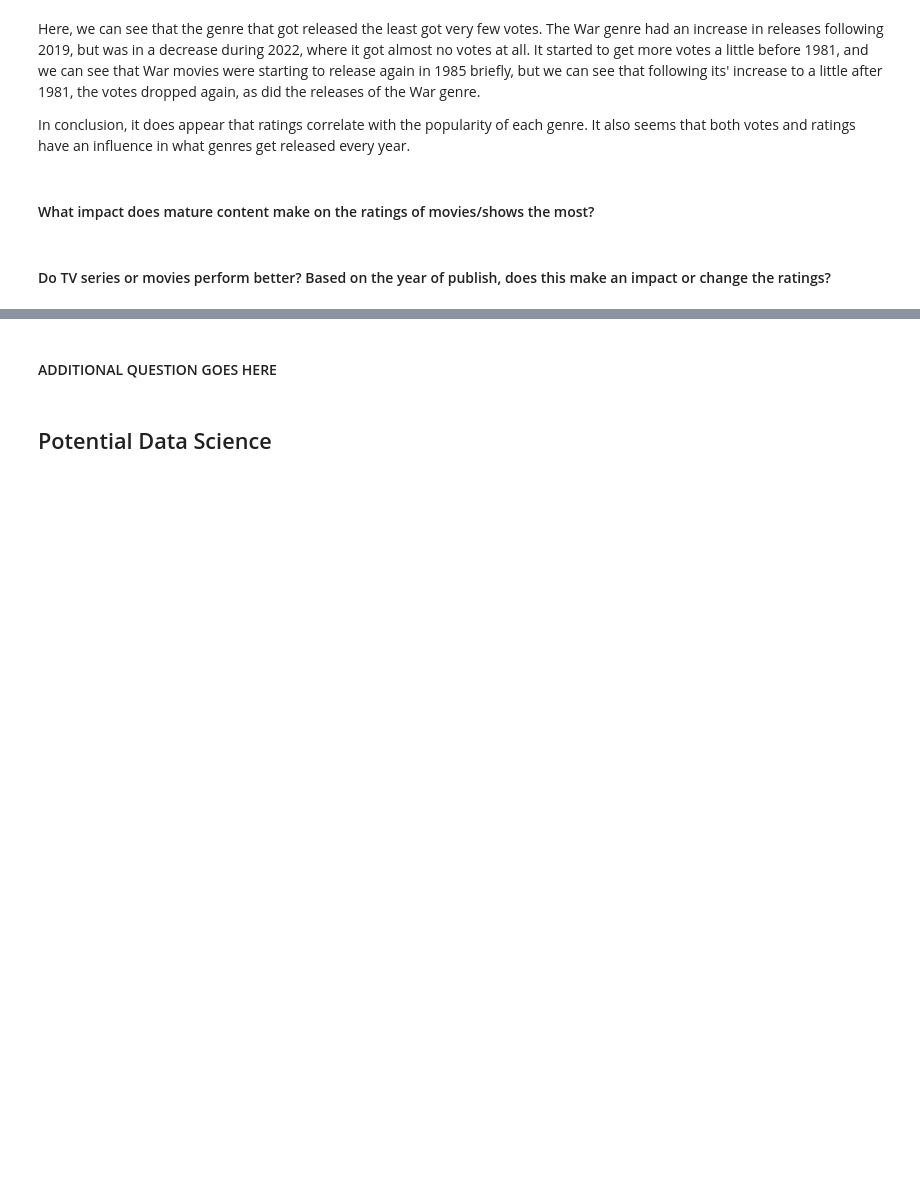
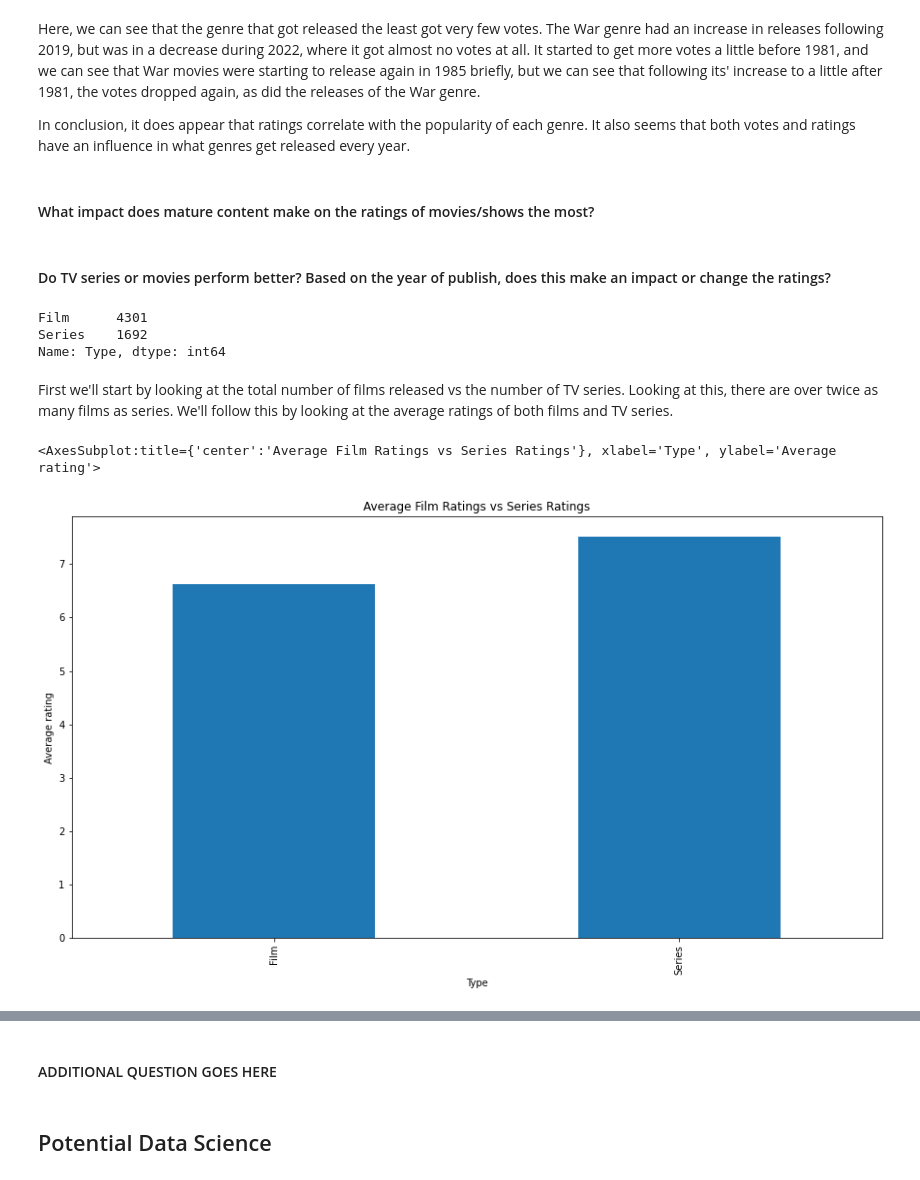
Before and after one commit to JTFin/CSCI2000U-Project, a Jupyter notebook: project-group29.ipynb, the cells around one changed output, grey strips where cells are left out. Cells and saved outputs as stored; diff of their text form; code cells hidden in the pictures; blank space fills up the shorter version.

```diff
--- a/project-group29.ipynb
+++ b/project-group29.ipynb
@@ -494,3 +494,23 @@ It also seems that both votes and ratings have an influence in what genres get r
 #### What impact does mature content make on the ratings of movies/shows the most?
 # %% [markdown]
 #### Do TV series or movies perform better? Based on the year of publish, does this make an impact or change the ratings?
+# %%
+#removing empty ratings
+dfRates = df.loc[df['Rate']!= 'No Rate']
+#converting ratings to float and dates to int so that operations can be performed on them
+dfRates['Rate'] = dfRates['Rate'].astype(float)
+dfRates['Date'] = dfRates['Date'].astype(int)
+#gets total number of movies and tv shows
+dfRates['Type'].value_counts()
+# %% [output]
+Film      4301
+Series    1692
+Name: Type, dtype: int64
+# %% [markdown]
+First we'll start by looking at the total number of films released vs the number of TV series. Looking at this, there are over twice as many films as series. We'll follow this by looking at the average ratings of both films and TV series.
+# %%
+df_pivot = pd.pivot_table(data=dfRates, values='Rate', index=['Type'], aggfunc='mean')
+df_pivot.plot(kind='bar', figsize = (15,8), title='Average Film Ratings vs Series Ratings', ylabel='Average rating', legend = {})
+# %% [output]
+<AxesSubplot:title={'center':'Average Film Ratings vs Series Ratings'}, xlabel='Type', ylabel='Average rating'>
+[figure, added]
```
Also changed, not shown: parts of 10 cells of this notebook.
